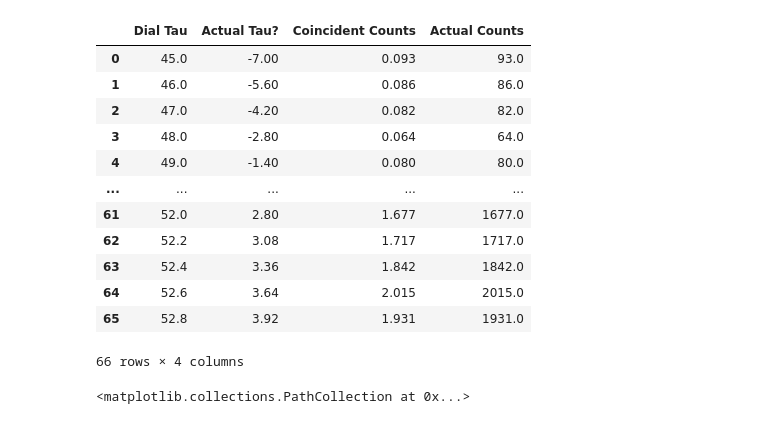
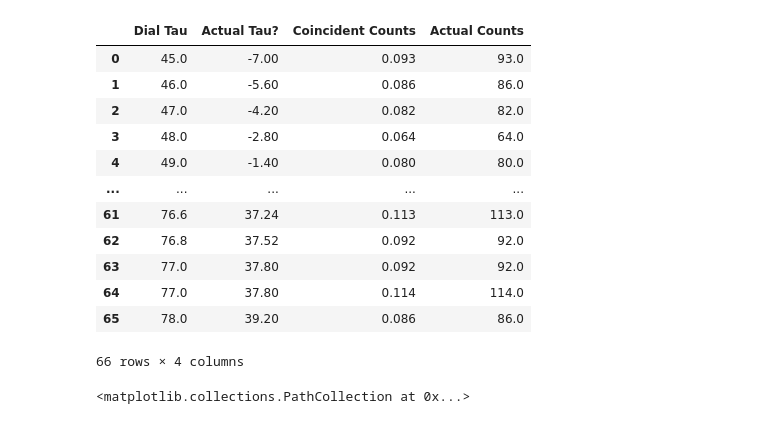
Before and after one commit to andres-luengo/alden-andres-max-most-dangerous-4450-trio, a Jupyter notebook: step_fit.ipynb, the cells around one changed output. Cells and saved outputs as stored; diff of their text form; code cells hidden in the pictures.

```diff
--- a/step_fit.ipynb
+++ b/step_fit.ipynb
@@ -6,22 +6,23 @@ from emcee import EnsembleSampler
 
 import matplotlib.pyplot as plt
 # %%
-df = pd.read_excel(r"Bell's Inequality Data.xlsx", "Tau")
+# df = pd.read_excel(r"Bell's Inequality Data.xlsx", "Tau")
+df = pd.read_csv("tau_data.csv")
 df['Actual Counts'] = df['Coincident Counts'] * 1000
 df
 # %% [output]
 |  | Dial Tau | Actual Tau? | Coincident Counts | Actual Counts |
 | 0 | 45.0 | -7.00 | 0.093 | 93.0 |
 | 1 | 46.0 | -5.60 | 0.086 | 86.0 |
 | 2 | 47.0 | -4.20 | 0.082 | 82.0 |
 | 3 | 48.0 | -2.80 | 0.064 | 64.0 |
 | 4 | 49.0 | -1.40 | 0.080 | 80.0 |
 | ... | ... | ... | ... | ... |
-| 61 | 52.0 | 2.80 | 1.677 | 1677.0 |
-| 62 | 52.2 | 3.08 | 1.717 | 1717.0 |
-| 63 | 52.4 | 3.36 | 1.842 | 1842.0 |
-| 64 | 52.6 | 3.64 | 2.015 | 2015.0 |
-| 65 | 52.8 | 3.92 | 1.931 | 1931.0 |
+| 61 | 76.6 | 37.24 | 0.113 | 113.0 |
+| 62 | 76.8 | 37.52 | 0.092 | 92.0 |
+| 63 | 77.0 | 37.80 | 0.092 | 92.0 |
+| 64 | 77.0 | 37.80 | 0.114 | 114.0 |
+| 65 | 78.0 | 39.20 | 0.086 | 86.0 |
 66 rows × 4 columns
 # %%
 plt.scatter(df['Actual Tau?'], df['Actual Counts'])
```
Also changed, not shown: parts of 21 cells of this notebook.
